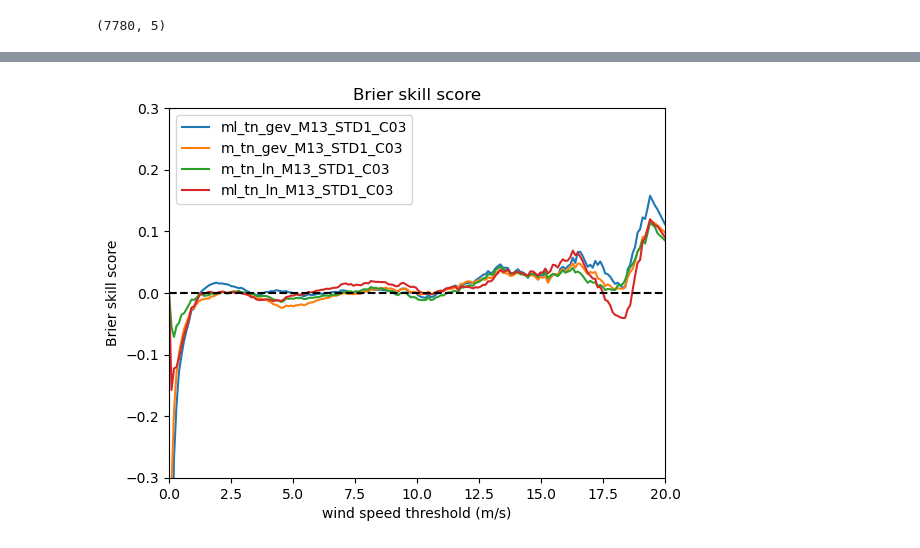
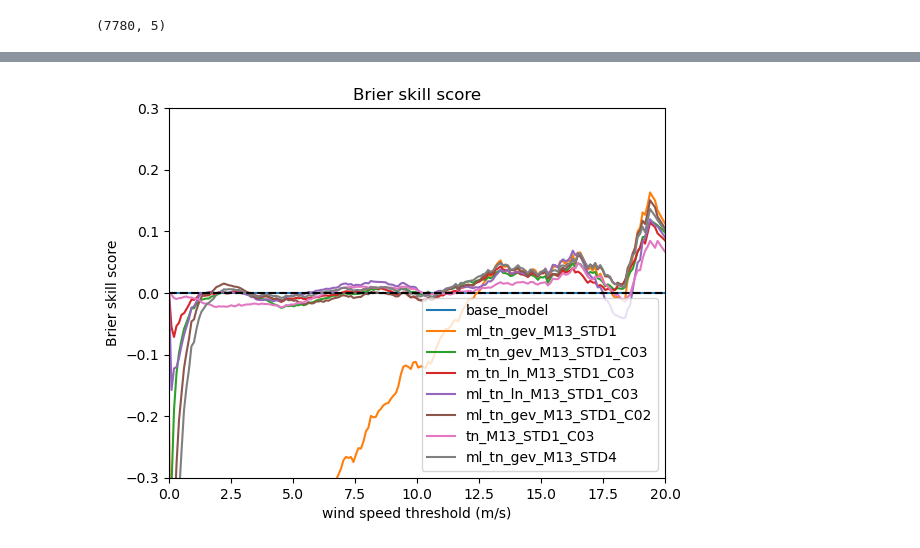
Before and after one commit to SimonHakvoort/thesiscode, a Jupyter notebook: src/emos_results/important_results.ipynb, the cells around one changed output, grey strips where cells are left out. Saved outputs shown, nothing was run; the diff lists cells and outputs as text; code cells hidden in the pictures.

Commit message:
Fixed the bug in the brier skill plot for the gev distribution

```diff
--- a/src/emos_results/important_results.ipynb
+++ b/src/emos_results/important_results.ipynb
@@ -51,7 +53,17 @@ m_tn_gev_M13_STD1_C03 = load_model(folder + 'mixture/mixture_tn_gev_twcrps_mean1
 m_tn_ln_M13_STD1_C03 = load_model(folder + 'mixture/mixture_tn_ln_twcrps_mean13.0_std1.0_constant0.029999999329447746_epochs600.pkl')
 ml_tn_ln_M13_STD1_C03 = load_model(folder + 'mixture_linear/mixturelinear_tn_ln_twcrps_mean13.0_std1.0_constant0.029999999329447746_epochs600.pkl')
 
-models = {'ml_tn_gev_M13_STD1_C03': ml_tn_gev_M13_STD1_C03, 'm_tn_gev_M13_STD1_C03': m_tn_gev_M13_STD1_C03, 'm_tn_ln_M13_STD1_C03': m_tn_ln_M13_STD1_C03, 'ml_tn_ln_M13_STD1_C03': ml_tn_ln_M13_STD1_C03}
+ml_tn_gev_M13_STD1 = load_model(folder + 'mixture_linear/mixturelinear_tn_gev_twcrps_mean13.0_std1.0_epochs600.pkl')
+
+ml_tn_gev_M13_STD1_C02 = load_model(folder + 'mixture_linear/mixturelinear_tn_gev_twcrps_mean13.0_std1.0_constant0.019999999552965164_epochs600.pkl')
+
+tn_M13_STD1_C03 = load_model(folder + 'trunc_normal/tn_twcrps_mean13.0_std1.0_constant0.029999999329447746_epochs600.pkl')
+
+ml_tn_gev_M13_STD4 = load_model(folder + 'mixture_linear/mixturelinear_tn_gev_twcrps_mean13.0_std4.0_epochs600.pkl')
+
+tttt = {'ml_tn_gev_M13_STD1': ml_tn_gev_M13_STD1} #, 'ml_tn_gev_M13_STD1_C03':ml_tn_gev_M13_STD1_C03}
+
+all_models_dict = {'base_model': base_model, 'ml_tn_gev_M13_STD1': ml_tn_gev_M13_STD1, 'm_tn_gev_M13_STD1_C03': m_tn_gev_M13_STD1_C03, 'm_tn_gev_M13_STD1_C03': m_tn_gev_M13_STD1_C03, 'm_tn_ln_M13_STD1_C03': m_tn_ln_M13_STD1_C03, 'ml_tn_ln_M13_STD1_C03': ml_tn_ln_M13_STD1_C03, 'ml_tn_gev_M13_STD1_C02': ml_tn_gev_M13_STD1_C02, 'tn_M13_STD1_C03': tn_M13_STD1_C03, 'ml_tn_gev_M13_STD4': ml_tn_gev_M13_STD4}
 # %% [output]
 Using given parameters for Truncated Normal distribution
 Using given parameters for Generalized Extreme Value distribution
@@ -77,6 +106,6 @@ print(X_test.shape)
 # %%
 values = np.linspace(0, 20, 200)
 ylim = [-0.3, 0.3]
-brier_skill_plot(base_model, models, X_test, y_test, variances_test, values, ylim=ylim)
+brier_skill_plot(base_model, all_models_dict, X_test, y_test, variances_test, values, ylim=ylim)
 # %% [output]
-[figure, old version]
+[figure, new version]
```
Also changed, not shown: parts of 8 cells of this notebook, 5 other files.
